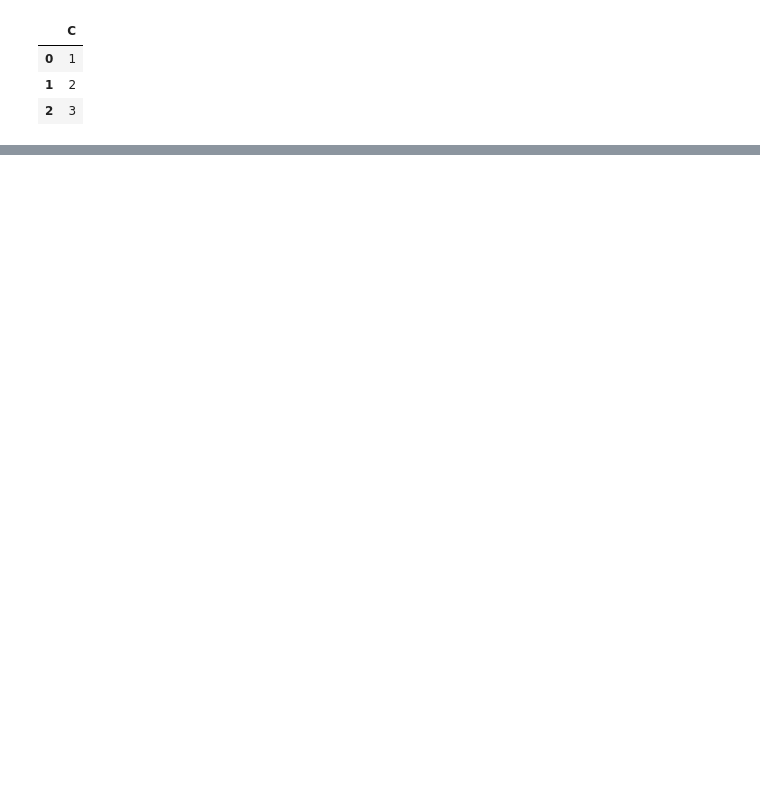
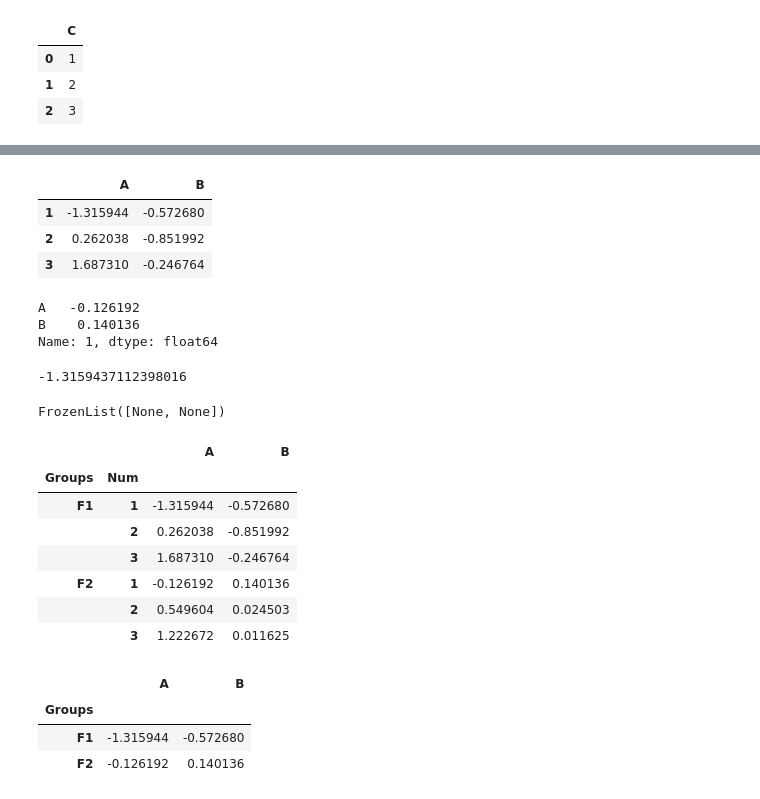
Before and after one commit to vaskarojha/Data-Science-Projects, a Jupyter notebook: Python review/pandas_revies.ipynb, the cells around one changed output, grey strips where cells are left out. Saved outputs shown, nothing was run; the diff lists cells and outputs as text; code cells hidden in the pictures; blank space fills up the shorter version.

```diff
--- a/Python review/pandas_revies.ipynb
+++ b/Python review/pandas_revies.ipynb
@@ -328,0 +334,8 @@ https://www.scaler.com/topics/pandas/advanced-operations-on-a-pandas-data-frame/
+# %%
+first = ['F1', 'F1', 'F1', 'F2', 'F2', 'F2']
+second = [1,2,3,1,2,3]
+top_index = list(zip(first, second))
+top_index = pd.MultiIndex.from_tuples(top_index)
+# %%
+df = pd.DataFrame(np.random.randn(6,2), top_index, ['A', 'B'])
+df
@@ -328,0 +350,40 @@ https://www.scaler.com/topics/pandas/advanced-operations-on-a-pandas-data-frame/
+# %%
+df.loc['F1']
+# %% [output]
+|  | A | B |
+| 1 | -1.315944 | -0.572680 |
+| 2 | 0.262038 | -0.851992 |
+| 3 | 1.687310 | -0.246764 |
+# %%
+df.loc['F2'].loc[1]
+# %% [output]
+A   -0.126192
+B    0.140136
+Name: 1, dtype: float64
+# %%
+df.loc['F1'].loc[1][0]
+# %% [output]
+-1.3159437112398016
+# %%
+df.index.names
+# %% [output]
+FrozenList([None, None])
+# %%
+df.index.names = ['Groups', 'Num']
+df
+# %% [output]
+|  |  | A | B |
+| Groups | Num |  |  |
+| F1 | 1 | -1.315944 | -0.572680 |
+|  | 2 | 0.262038 | -0.851992 |
+|  | 3 | 1.687310 | -0.246764 |
+| F2 | 1 | -0.126192 | 0.140136 |
+|  | 2 | 0.549604 | 0.024503 |
+|  | 3 | 1.222672 | 0.011625 |
+# %%
+df.xs(1, level='Num')
+# %% [output]
+|  | A | B |
+| Groups |  |  |
+| F1 | -1.315944 | -0.572680 |
+| F2 | -0.126192 | 0.140136 |
```
Also changed, not shown: parts of 7 cells of this notebook.
